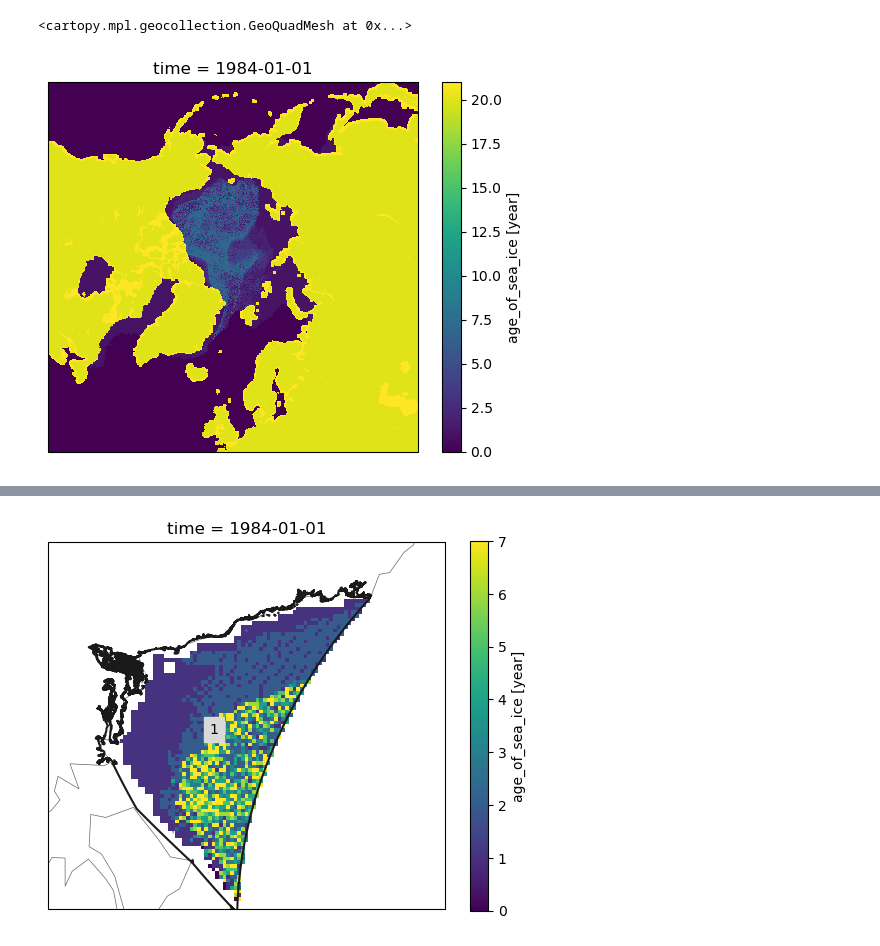
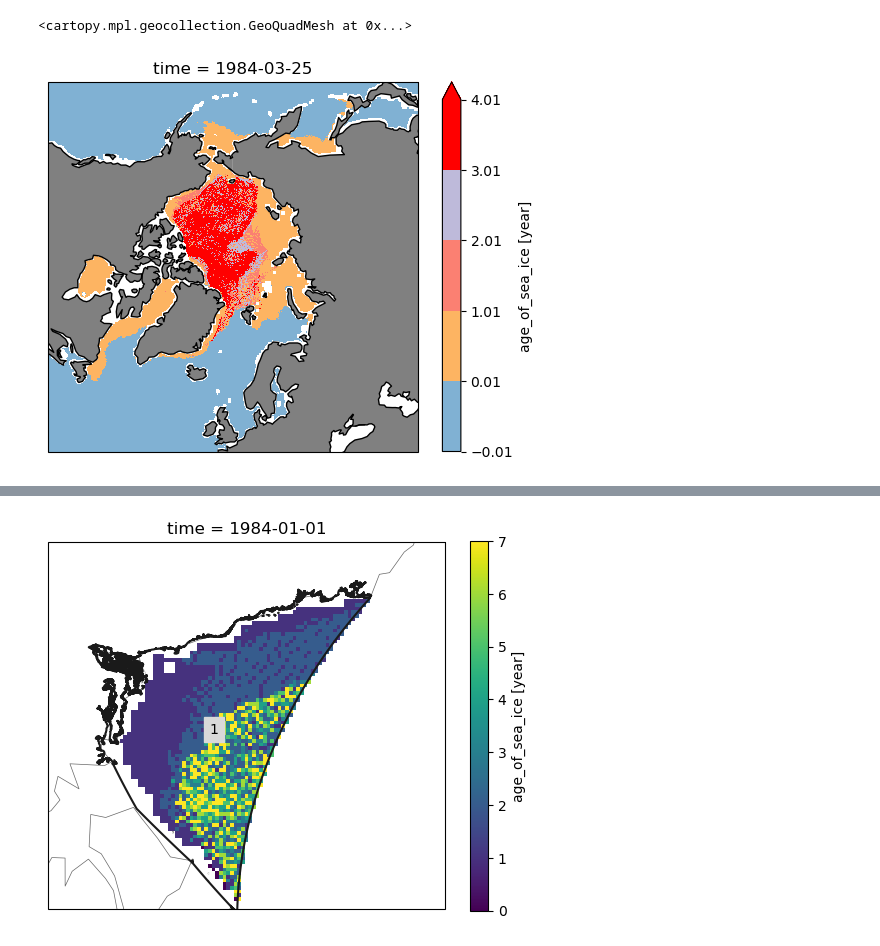
Before and after one commit to shanqi1998/ArcticZone, a Jupyter notebook: test.ipynb, the cells around one changed output, grey strips where cells are left out. Saved outputs shown, nothing was run; the diff lists cells and outputs as text; code cells hidden in the pictures.

```diff
--- a/test.ipynb
+++ b/test.ipynb
@@ -9,16 +11,26 @@ import geopandas as gp
 # %%
 data = xr.open_dataset("../data/nsidc_iceage.1984_2020.7daily.nc")
 # %%
-iceage = data.age_of_sea_ice[0,:,:]
+iceage = data.age_of_sea_ice[12,:,:]
 # %%
 lat = data['latitude']
 lon = data['longitude']
 # %%
+iceage_mask = iceage.where((iceage!=20)&(iceage!=21))
+
+colors = ["white","#80b1d3","#fdb462","#b3de69","#fb8072","#bebada","red"]
+boundary = [-0.01,0.01,1.01,2.01,3.01,4.01]
+iceage_cm = mpl.colors.ListedColormap(colors)
+norm = mpl.colors.BoundaryNorm(boundaries=boundary, ncolors=iceage_cm.N, extend='both')
+
+proj = ccrs.LambertAzimuthalEqualArea(central_latitude=90)
 ax = plt.axes(projection = proj)
-iceage.plot.pcolormesh(ax=ax)
+ax.coastlines()
+ax.add_feature(cfeature.LAND,facecolor="gray")
+iceage_mask.plot.pcolormesh(ax=ax, cmap=iceage_cm, norm=norm)
 # %% [output]
 <cartopy.mpl.geocollection.GeoQuadMesh at 0x...>
-[figure, old version]
+[figure, new version]
 # %%
 ArcticSea_shapefile = gp.read_file("../data/ArcticSeaShapefile/iho.shp")
 BeringSea_shapefile = gp.read_file("../data/BeringSeaShapefile/iho.shp")
```
Also changed, not shown: parts of 13 cells of this notebook.
